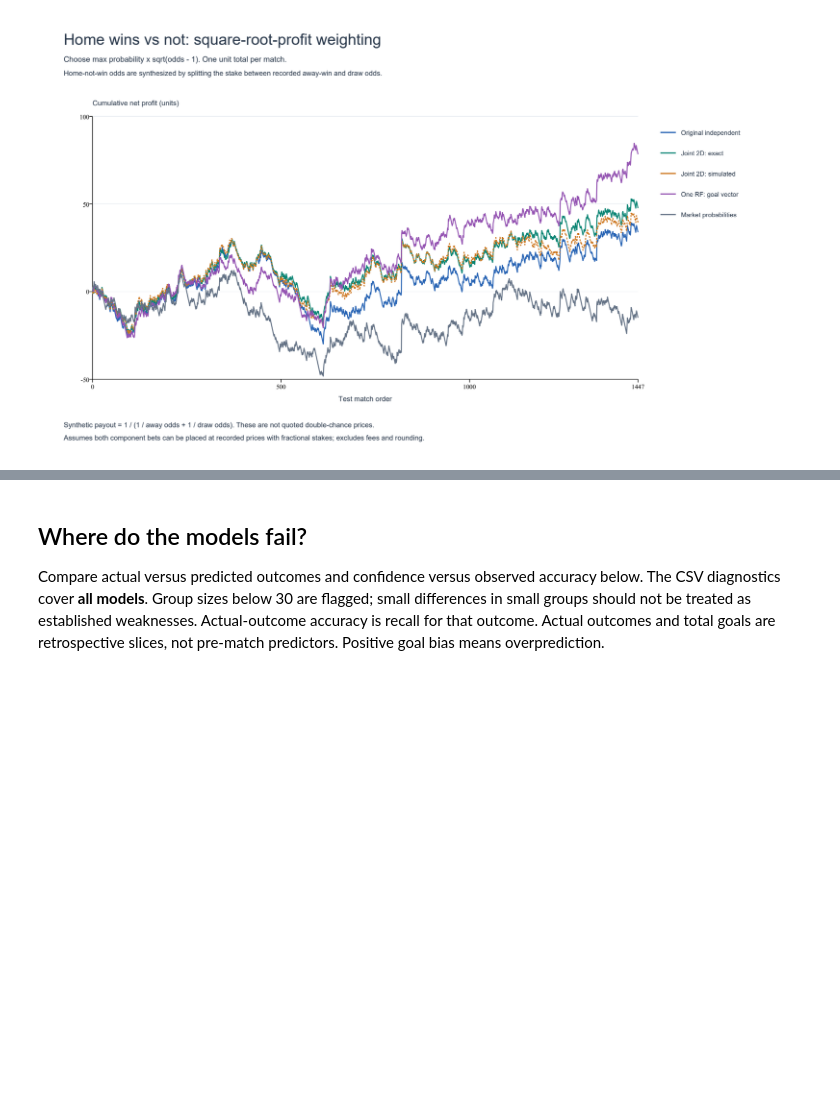
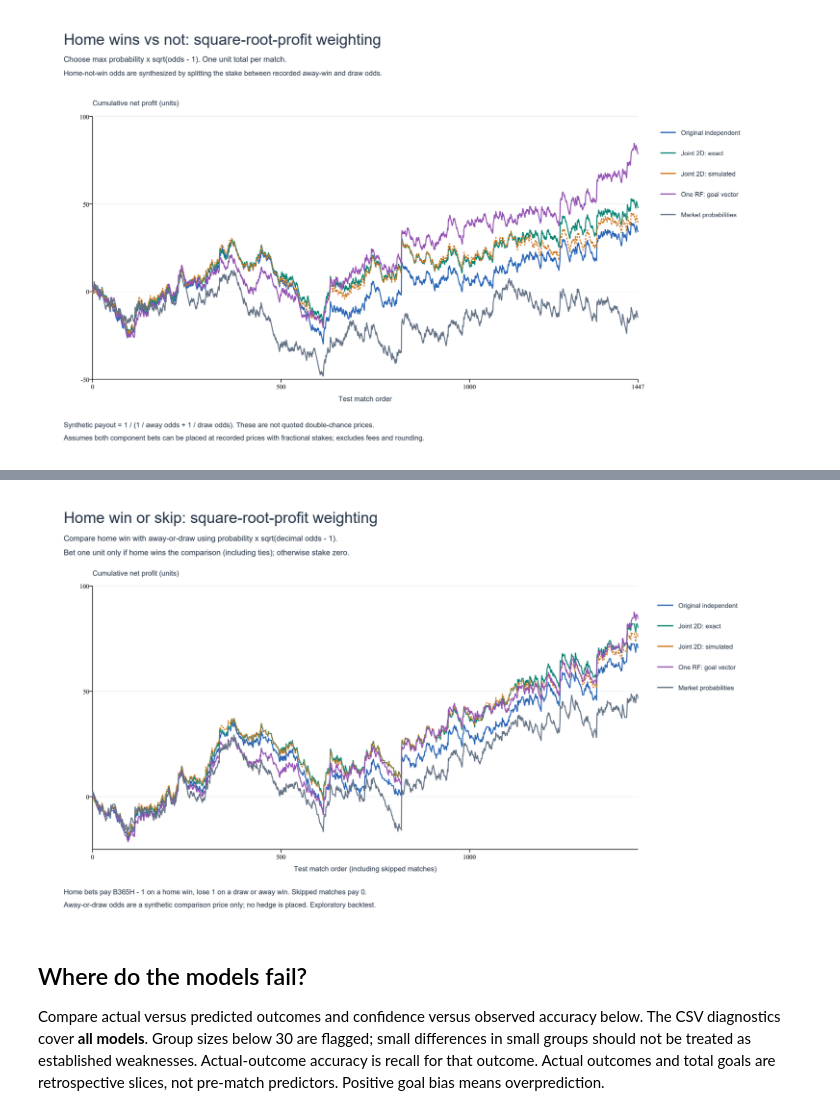
Before and after one commit to YuvalRubinstein99/Football-stats-project, a Jupyter notebook: notebooks/prediction_bivariate.ipynb, the cells around one changed output, grey strips where cells are left out. Cells and saved outputs as stored; diff of their text form; code cells hidden in the pictures; blank space fills up the shorter version.

Commit message:
Updated strategy

```diff
--- a/notebooks/prediction_bivariate.ipynb
+++ b/notebooks/prediction_bivariate.ipynb
@@ -209,3 +223,9 @@ display(Image(filename=str(experiment.OUT / "home_win_sqrt_profit_strategy.png")
+# %%
+from plot_home_or_skip import main as plot_home_or_skip
+plot_home_or_skip()
+display(Image(filename=str(experiment.OUT / "home_win_or_skip_strategy.png")))
+# %% [output]
+[figure, added]
 # %% [markdown]
 ## Where do the models fail?
 Compare actual versus predicted outcomes and confidence versus observed accuracy below. The CSV diagnostics cover **all models**. Group sizes below 30 are flagged; small differences in small groups should not be treated as established weaknesses. Actual-outcome accuracy is recall for that outcome. Actual outcomes and total goals are retrospective slices, not pre-match predictors. Positive goal bias means overprediction.
```
Also changed, not shown: parts of 3 cells of this notebook, 11 other files.
